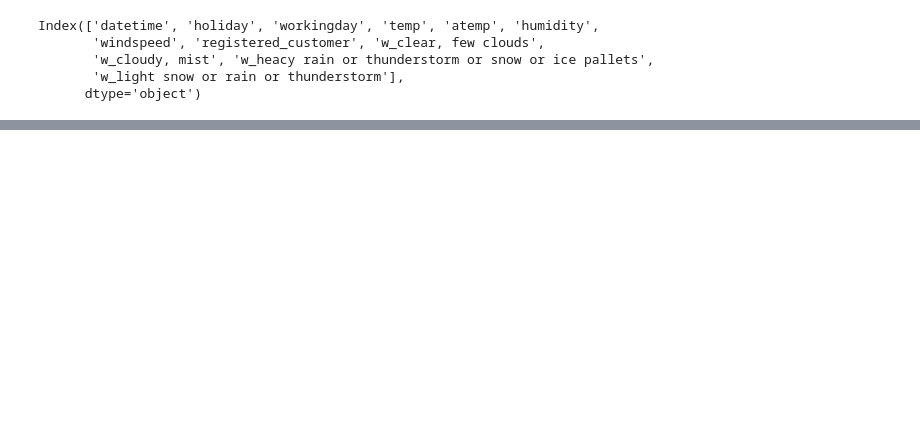
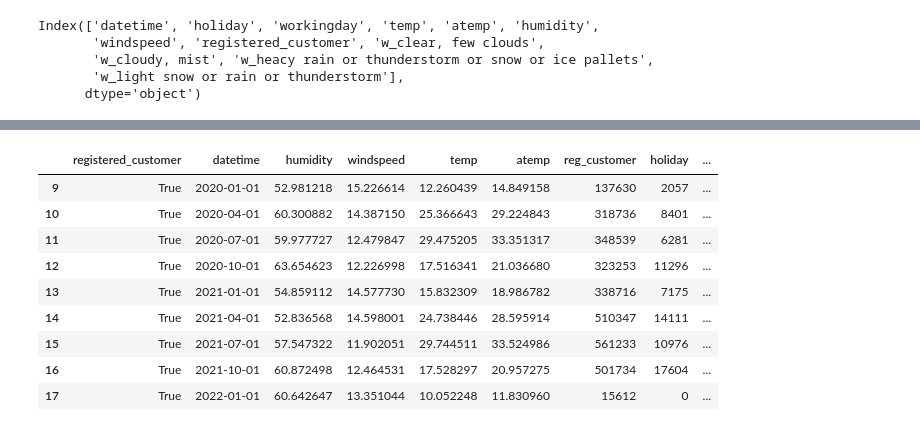
Before and after one commit to P-AEL/K-ppers-Projekt1, a Jupyter notebook: Flo/f_quartal.ipynb, the cells around one changed output, grey strips where cells are left out. Saved outputs shown, nothing was run; the diff lists cells and outputs as text; code cells hidden in the pictures; blank space fills up the shorter version.

```diff
--- a/Flo/f_quartal.ipynb
+++ b/Flo/f_quartal.ipynb
@@ -54,0 +81,14 @@ df_quartal
+# %%
+dfqT = df_quartal.loc[df_quartal.registered_customer == True]
+dfqT
+# %% [output]
+|  | registered_customer | datetime | humidity | windspeed | temp | atemp | reg_customer | holiday | ... |
+| 9 | True | 2020-01-01 | 52.981218 | 15.226614 | 12.260439 | 14.849158 | 137630 | 2057 | ... |
+| 10 | True | 2020-04-01 | 60.300882 | 14.387150 | 25.366643 | 29.224843 | 318736 | 8401 | ... |
+| 11 | True | 2020-07-01 | 59.977727 | 12.479847 | 29.475205 | 33.351317 | 348539 | 6281 | ... |
+| 12 | True | 2020-10-01 | 63.654623 | 12.226998 | 17.516341 | 21.036680 | 323253 | 11296 | ... |
+| 13 | True | 2021-01-01 | 54.859112 | 14.577730 | 15.832309 | 18.986782 | 338716 | 7175 | ... |
+| 14 | True | 2021-04-01 | 52.836568 | 14.598001 | 24.738446 | 28.595914 | 510347 | 14111 | ... |
+| 15 | True | 2021-07-01 | 57.547322 | 11.902051 | 29.744511 | 33.524986 | 561233 | 10976 | ... |
+| 16 | True | 2021-10-01 | 60.872498 | 12.464531 | 17.528297 | 20.957275 | 501734 | 17604 | ... |
+| 17 | True | 2022-01-01 | 60.642647 | 13.351044 | 10.052248 | 11.830960 | 15612 | 0 | ... |
```
Also changed, not shown: parts of 9 cells of this notebook, 4 other files.
